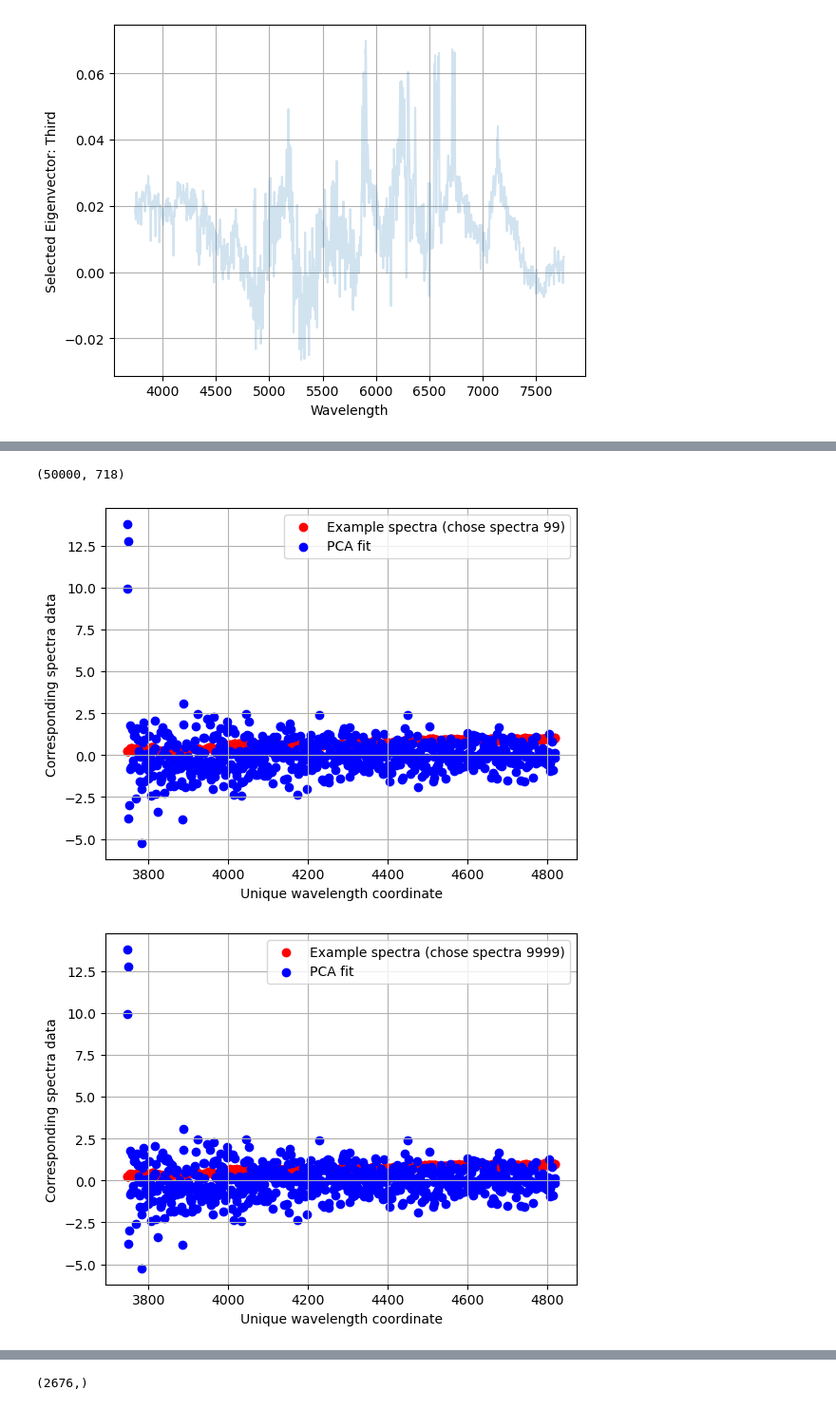
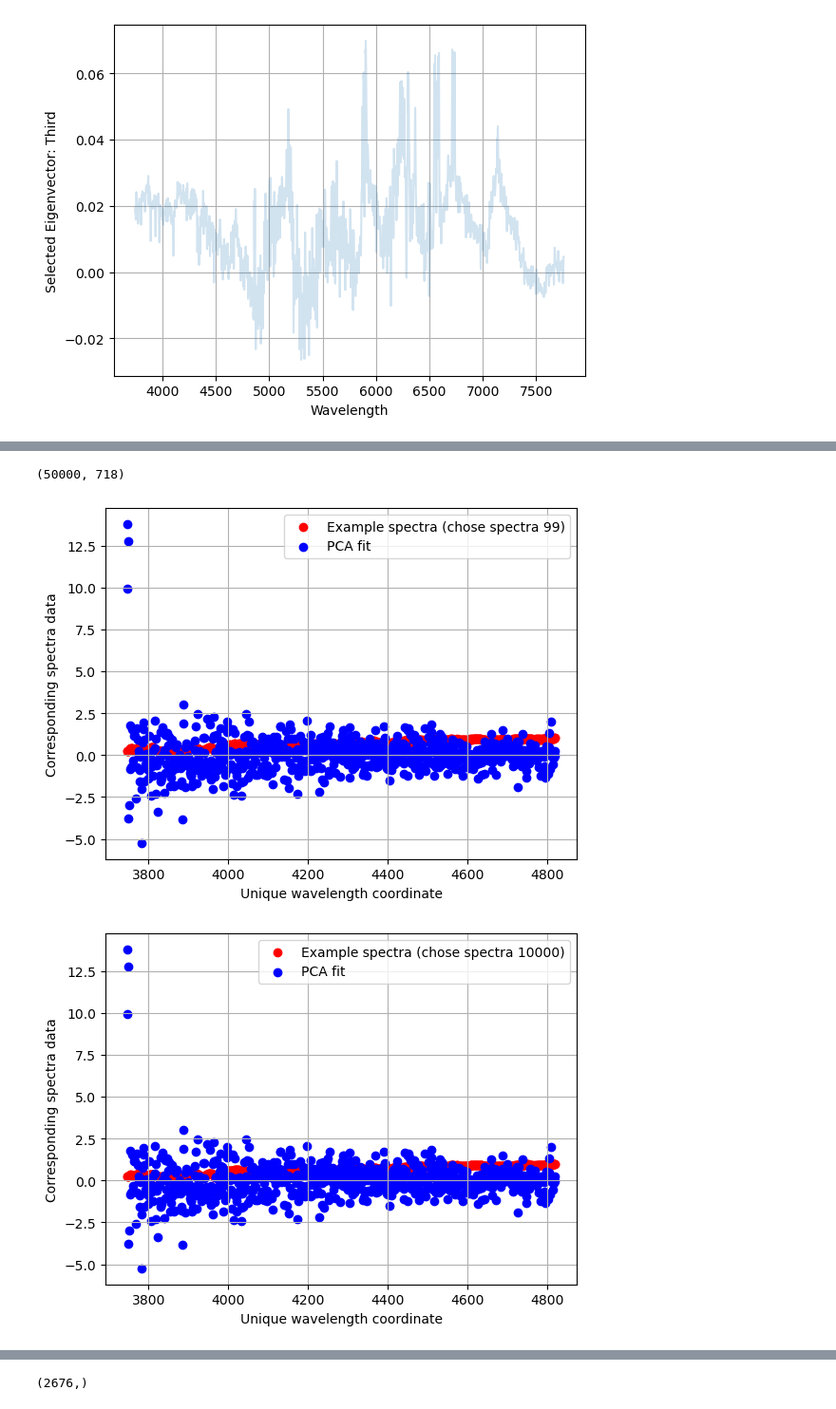
Before and after one commit to ocean-colour/habs, a Jupyter notebook: nb/PCA_problem.ipynb, the cells around one changed output, grey strips where cells are left out. Shown at 95% size. Cells and saved outputs as stored; diff of their text form; code cells hidden in the pictures.

Commit message:
fixed fit and wavelength data plots

```diff
--- a/nb/PCA_problem.ipynb
+++ b/nb/PCA_problem.ipynb
@@ -211,27 +218,33 @@ new_cumulative_var_ratio = np.cumsum(explained_variance_ratio)
 # %%
 # i. Plot a few example spectra and your PCA fit.  How well is the data explained by the model?
 # First 718 features
 updated_wavelength_grid_red = wavelength_grid_red[0:718,]
 updated_spectra_red = spectra_red[:, 0:718]
 print(updated_spectra_red.shape)
 plt.scatter(updated_wavelength_grid_red, updated_spectra_red[100,:], color='r')
-plt.scatter(updated_wavelength_grid_red, handful_fit[0,:], color='b')
+plt.scatter(updated_wavelength_grid_red, handful_fit[100,:], color='b')
 plt.xlabel("Unique wavelength coordinate")
 plt.ylabel("Corresponding spectra data")
 plt.legend(labels=["Example spectra (chose spectra 99)", "PCA fit"])
 plt.grid()
 plt.show()
 
-plt.scatter(updated_wavelength_grid_red, updated_spectra_red[10000,:], color='r')
-plt.scatter(updated_wavelength_grid_red, handful_fit[0,:], color='b')
+plt.scatter(updated_wavelength_grid_red, updated_spectra_red[10001,:], color='r')
+plt.scatter(updated_wavelength_grid_red, handful_fit[10001,:], color='b')
 plt.xlabel("Unique wavelength coordinate")
 plt.ylabel("Corresponding spectra data")
-plt.legend(labels=["Example spectra (chose spectra 9999)", "PCA fit"])
+plt.legend(labels=["Example spectra (chose spectra 10000)", "PCA fit"])
 plt.grid()
 plt.show()
 
-# Not sure why both figures are the same
+plt.scatter(updated_wavelength_grid_red, updated_spectra_red[30001,:], color='r')
+plt.scatter(updated_wavelength_grid_red, handful_fit[30001,:], color='b')
+plt.xlabel("Unique wavelength coordinate")
+plt.ylabel("Corresponding spectra data")
+plt.legend(labels=["Example spectra (chose spectra 30000)", "PCA fit"])
+plt.grid()
+plt.show()
 # %% [output]
 (50000, 718)
-[figure, old version]
+[figure, new version]
-[figure, old version]
+[figure, new version]
```
Also changed, not shown: parts of 12 cells of this notebook.
